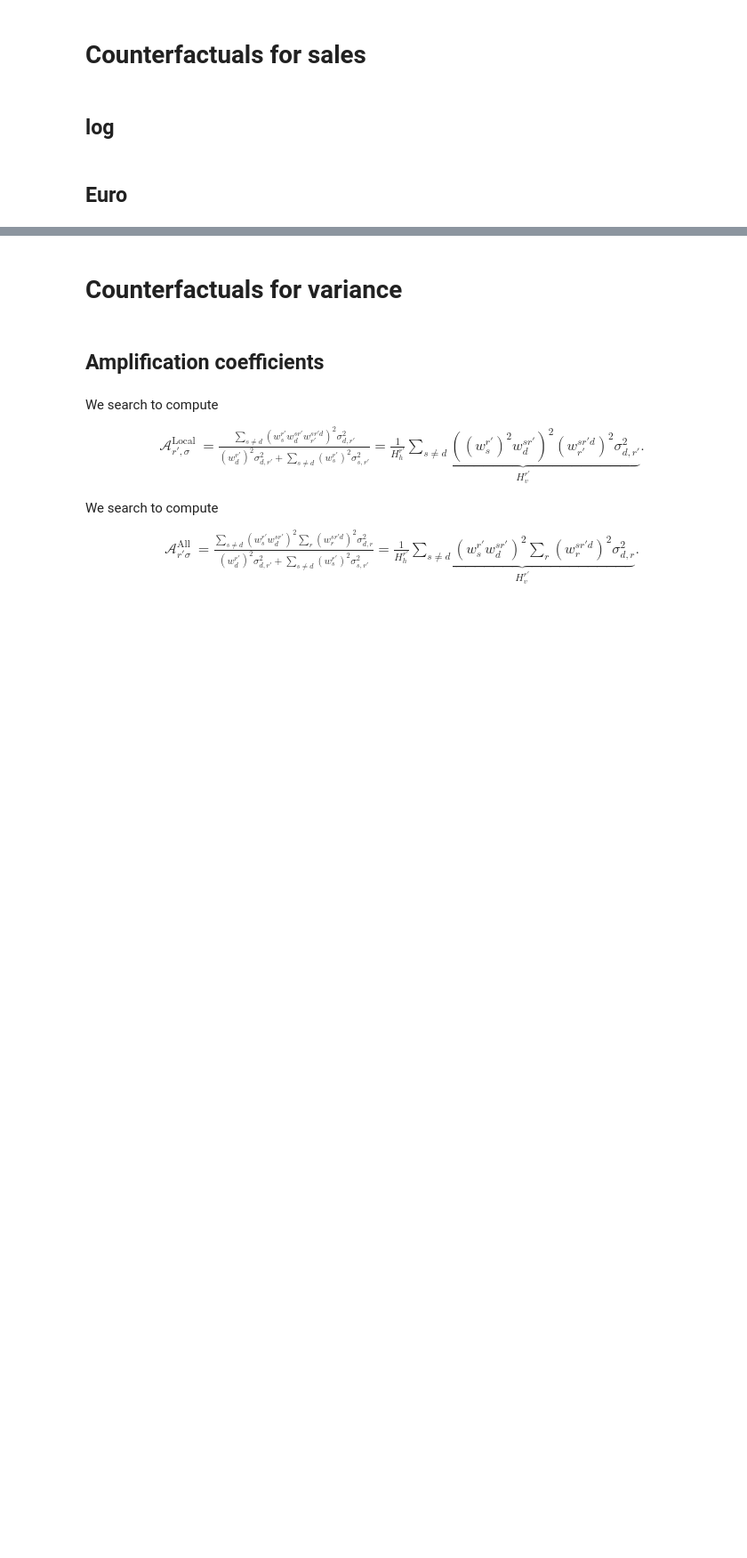
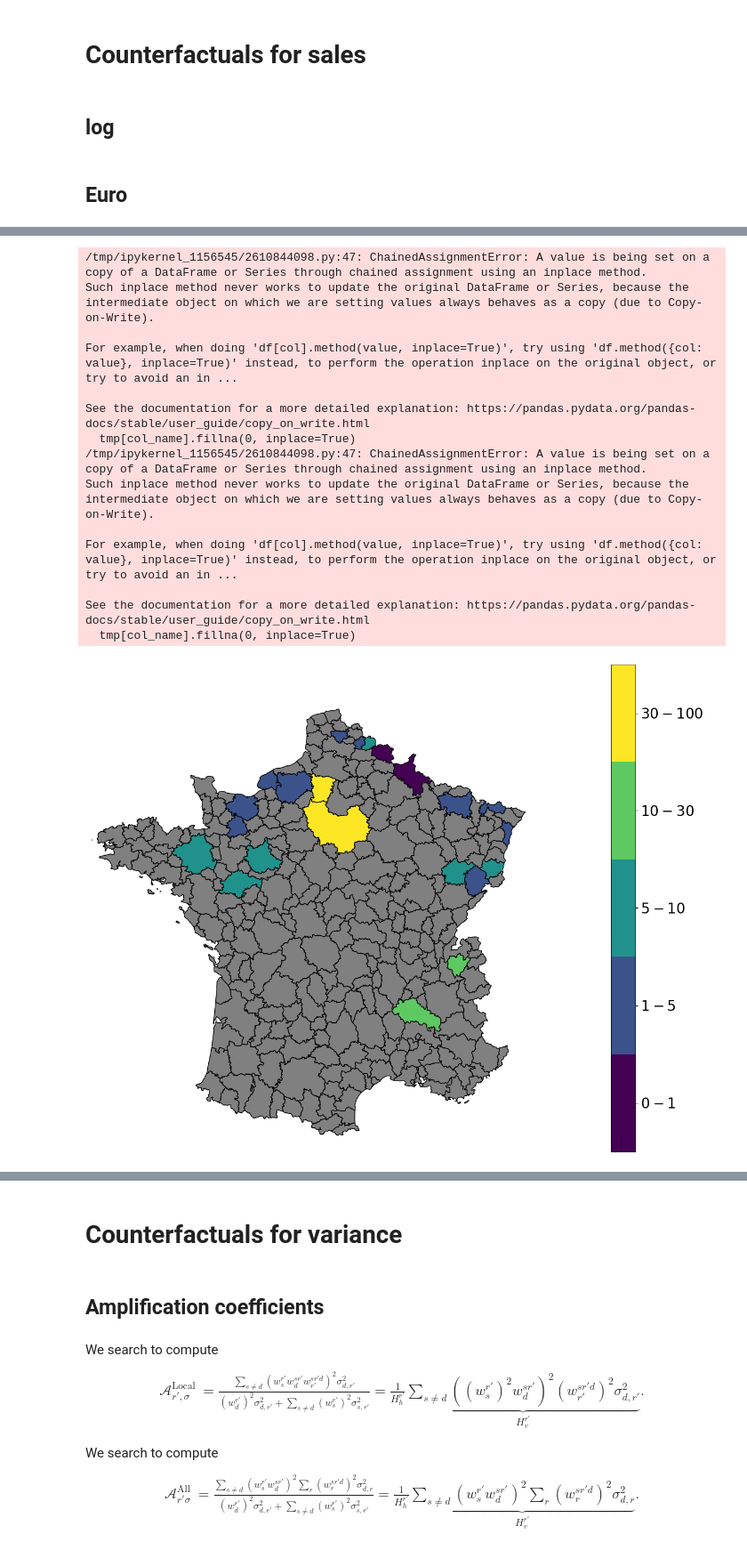
Before and after one commit to SwannChelly/SMM_Spatial_Comovement, a Jupyter notebook: analysis.ipynb, the cells around one changed output, grey strips where cells are left out. Shown at 89% size. Saved outputs shown, nothing was run; the diff lists cells and outputs as text; code cells hidden in the pictures; blank space fills up the shorter version.

```diff
--- a/analysis.ipynb
+++ b/analysis.ipynb
@@ -2816,0 +2801,59 @@ Total_amplification
+# %%
+
+for industry in ['auto','aero']:
+    df = diffusion_df[industry]
+    df['ze2010'] = df['ze2010_shocked']
+    # Bins: 0, then quartile boundaries
+    BINS = [0,0.01, 0.05, 0.10, 0.30,1]
+    LABELS = [r'$0-1$',r'$1-5$',r'$5-10$', r'$10-30$', r'$30-100$']
+    df.loc[df.share == 0,'share'] = 1e-10 # We do that for downstream region hosting no suppliers
+    # Create discrete norm and colormap
+    cmap = plt.cm.get_cmap('viridis', len(BINS) - 1)
+    norm = BoundaryNorm(BINS, cmap.N)
+
+    # Plot
+    fig,ax = plt.subplots(1,1,figsize = (15,10))
+
+    plot_map(
+        df[['ze2010','share']].fillna(0),
+        col_name="share",
+        ax=ax, fig=fig,
+        cmap=cmap, norm=norm,
+        add_cbar=False,
+        missing_color="grey"
+    )
+
+    # Custom colorbar with quartile labels
+    sm = plt.cm.ScalarMappable(cmap=cmap, norm=norm)
+    sm.set_array([])
+    cbar = fig.colorbar(
+        sm,
+        ax=ax,
+        orientation="vertical",
+        fraction=0.046,  # Standard fraction for vertical colorbars
+        pad=0.04,        # Space between the map and the colorbar
+        aspect=20        # Makes the bar thicker/more readable (lower = thicker)
+    )
+    cbar.set_ticks([(BINS[i] + BINS[i+1]) / 2 for i in range(len(BINS) - 1)])
+    cbar.set_ticklabels(LABELS)
+    cbar.minorticks_off()
+    cbar.ax.tick_params(labelsize=20)
+
+    plt.tight_layout()
+    fig.savefig(os.path.join("../reporting_combined", f'diffusion_map_{d}_{industry}.png'), dpi = 600,bbox_inches='tight')
+# %% [output]
+/tmp/ipykernel_1156545/2610844098.py:47: ChainedAssignmentError: A value is being set on a copy of a DataFrame or Series through chained assignment using an inplace method.
+Such inplace method never works to update the original DataFrame or Series, because the intermediate object on which we are setting values always behaves as a copy (due to Copy-on-Write).
+
+For example, when doing 'df[col].method(value, inplace=True)', try using 'df.method({col: value}, inplace=True)' instead, to perform the operation inplace on the original object, or try to avoid an in ...
+
+See the documentation for a more detailed explanation: https://pandas.pydata.org/pandas-docs/stable/user_guide/copy_on_write.html
+  tmp[col_name].fillna(0, inplace=True)
+/tmp/ipykernel_1156545/2610844098.py:47: ChainedAssignmentError: A value is being set on a copy of a DataFrame or Series through chained assignment using an inplace method.
+Such inplace method never works to update the original DataFrame or Series, because the intermediate object on which we are setting values always behaves as a copy (due to Copy-on-Write).
+
+For example, when doing 'df[col].method(value, inplace=True)', try using 'df.method({col: value}, inplace=True)' instead, to perform the operation inplace on the original object, or try to avoid an in ...
+
+See the documentation for a more detailed explanation: https://pandas.pydata.org/pandas-docs/stable/user_guide/copy_on_write.html
+  tmp[col_name].fillna(0, inplace=True)
+[figure, added]
```
Also changed, not shown: parts of 14 cells of this notebook.
